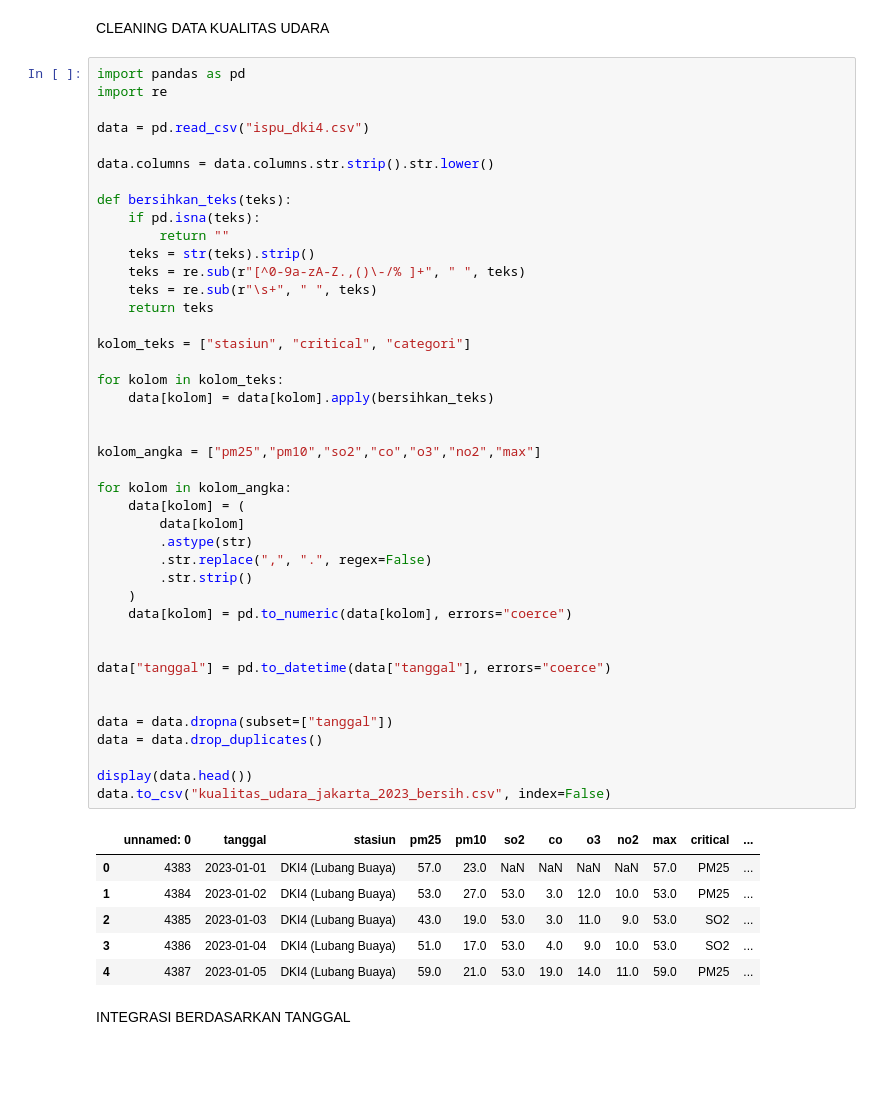
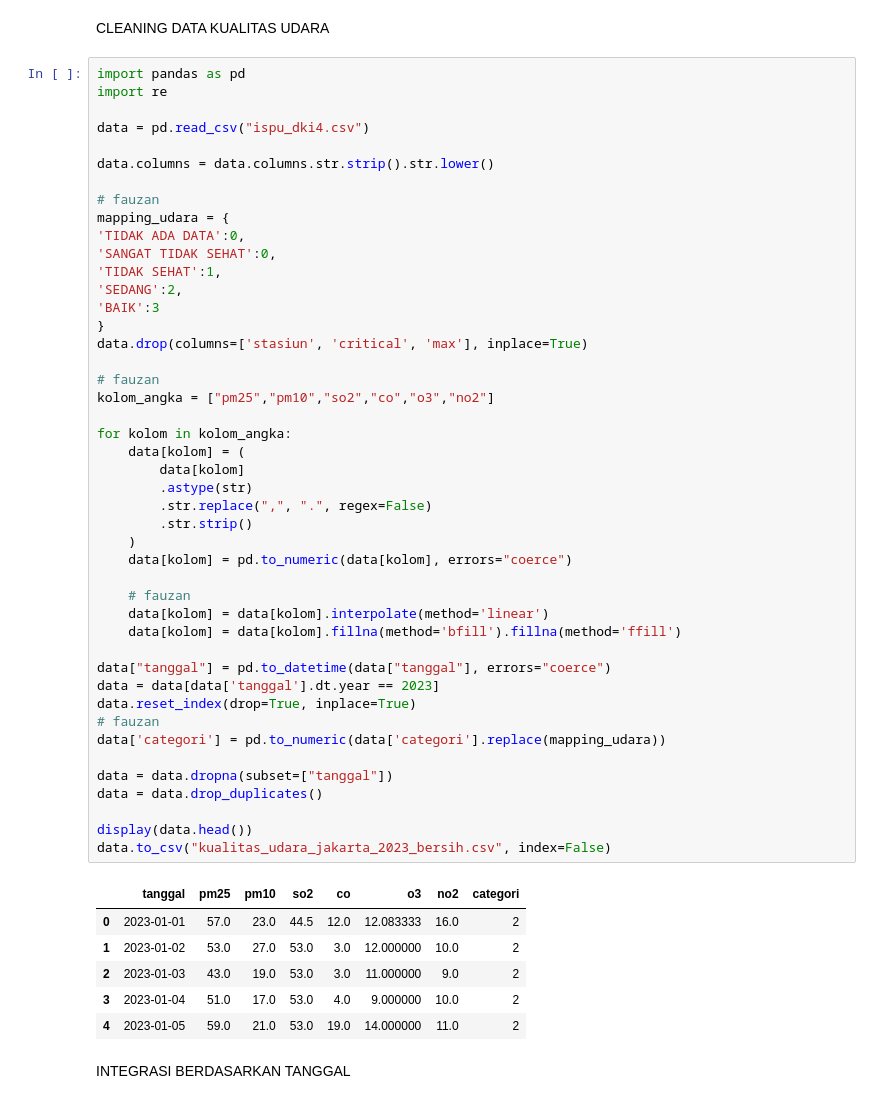
Before and after one commit to BIMASENA14-CODE/FIXXXXXXXX, a Jupyter notebook: main code.ipynb, the cells around one changed output. Drawn from its saved outputs; the diff is of its cells as text; blank space fills up the shorter version.

```diff
--- a/main code.ipynb
+++ b/main code.ipynb
@@ -270,52 +286,55 @@ CLEANING DATA KUALITAS UDARA
 # %%
 import pandas as pd
 import re
 
 data = pd.read_csv("ispu_dki4.csv")
 
 data.columns = data.columns.str.strip().str.lower()
 
-def bersihkan_teks(teks):
-    if pd.isna(teks):
-        return ""
-    teks = str(teks).strip()
-    teks = re.sub(r"[^0-9a-zA-Z.,()\-/% ]+", " ", teks)
-    teks = re.sub(r"\s+", " ", teks)
-    return teks
+# fauzan
+mapping_udara = {
+'TIDAK ADA DATA':0,
+'SANGAT TIDAK SEHAT':0,
+'TIDAK SEHAT':1,
+'SEDANG':2,
+'BAIK':3
+}
+data.drop(columns=['stasiun', 'critical', 'max'], inplace=True)
 
-kolom_teks = ["stasiun", "critical", "categori"]
-
-for kolom in kolom_teks:
-    data[kolom] = data[kolom].apply(bersihkan_teks)
-
-
-kolom_angka = ["pm25","pm10","so2","co","o3","no2","max"]
+# fauzan
+kolom_angka = ["pm25","pm10","so2","co","o3","no2"]
 
 for kolom in kolom_angka:
     data[kolom] = (
         data[kolom]
         .astype(str)
         .str.replace(",", ".", regex=False)
         .str.strip()
     )
     data[kolom] = pd.to_numeric(data[kolom], errors="coerce")
 
+    # fauzan
+    data[kolom] = data[kolom].interpolate(method='linear')
+    data[kolom] = data[kolom].fillna(method='bfill').fillna(method='ffill')
 
 data["tanggal"] = pd.to_datetime(data["tanggal"], errors="coerce")
-
+data = data[data['tanggal'].dt.year == 2023]
+data.reset_index(drop=True, inplace=True)
+# fauzan
+data['categori'] = pd.to_numeric(data['categori'].replace(mapping_udara))
 
 data = data.dropna(subset=["tanggal"])
 data = data.drop_duplicates()
 
 display(data.head())
 data.to_csv("kualitas_udara_jakarta_2023_bersih.csv", index=False)
 # %% [output]
-|  | unnamed: 0 | tanggal | stasiun | pm25 | pm10 | so2 | co | o3 | no2 | max | critical | ... |
-| 0 | 4383 | 2023-01-01 | DKI4 (Lubang Buaya) | 57.0 | 23.0 | NaN | NaN | NaN | NaN | 57.0 | PM25 | ... |
-| 1 | 4384 | 2023-01-02 | DKI4 (Lubang Buaya) | 53.0 | 27.0 | 53.0 | 3.0 | 12.0 | 10.0 | 53.0 | PM25 | ... |
-| 2 | 4385 | 2023-01-03 | DKI4 (Lubang Buaya) | 43.0 | 19.0 | 53.0 | 3.0 | 11.0 | 9.0 | 53.0 | SO2 | ... |
-| 3 | 4386 | 2023-01-04 | DKI4 (Lubang Buaya) | 51.0 | 17.0 | 53.0 | 4.0 | 9.0 | 10.0 | 53.0 | SO2 | ... |
-| 4 | 4387 | 2023-01-05 | DKI4 (Lubang Buaya) | 59.0 | 21.0 | 53.0 | 19.0 | 14.0 | 11.0 | 59.0 | PM25 | ... |
+|  | tanggal | pm25 | pm10 | so2 | co | o3 | no2 | categori |
+| 0 | 2023-01-01 | 57.0 | 23.0 | 44.5 | 12.0 | 12.083333 | 16.0 | 2 |
+| 1 | 2023-01-02 | 53.0 | 27.0 | 53.0 | 3.0 | 12.000000 | 10.0 | 2 |
+| 2 | 2023-01-03 | 43.0 | 19.0 | 53.0 | 3.0 | 11.000000 | 9.0 | 2 |
+| 3 | 2023-01-04 | 51.0 | 17.0 | 53.0 | 4.0 | 9.000000 | 10.0 | 2 |
+| 4 | 2023-01-05 | 59.0 | 21.0 | 53.0 | 19.0 | 14.000000 | 11.0 | 2 |
 # %% [markdown]
 INTEGRASI BERDASARKAN TANGGAL
 # %%
```
Also changed, not shown: parts of 7 cells of this notebook, 4 other files.
